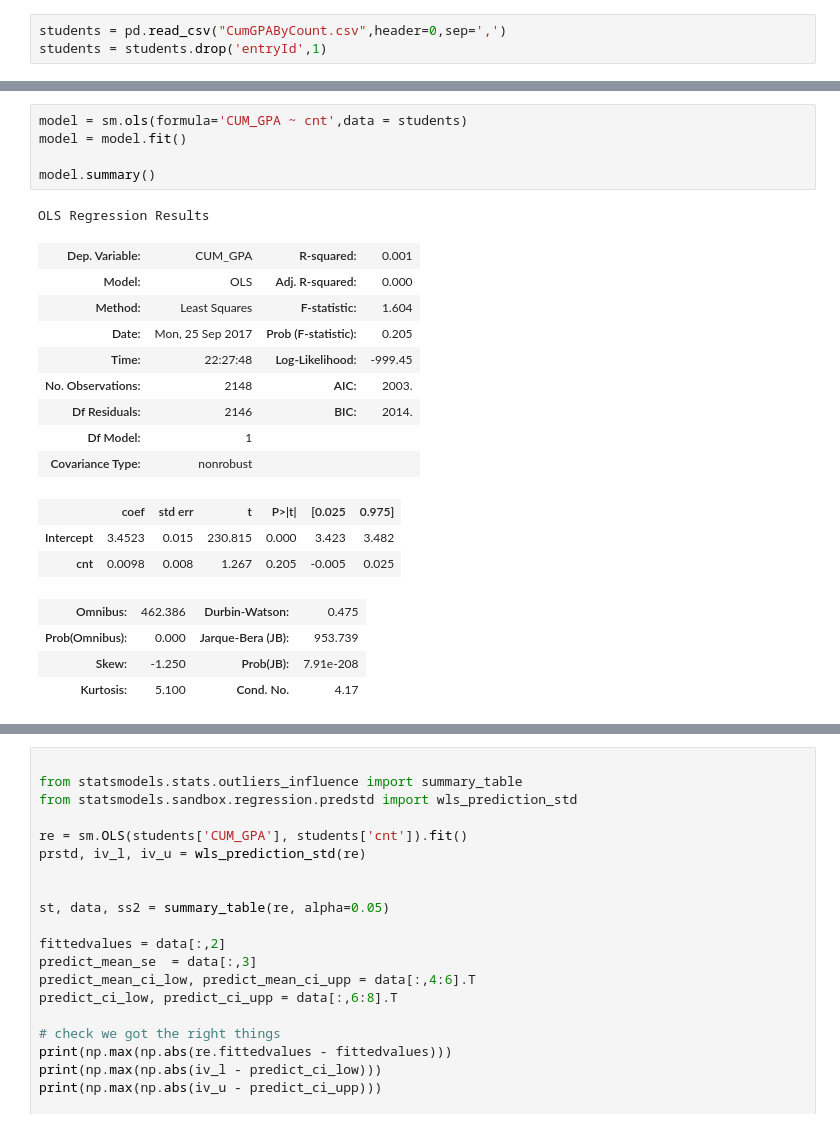
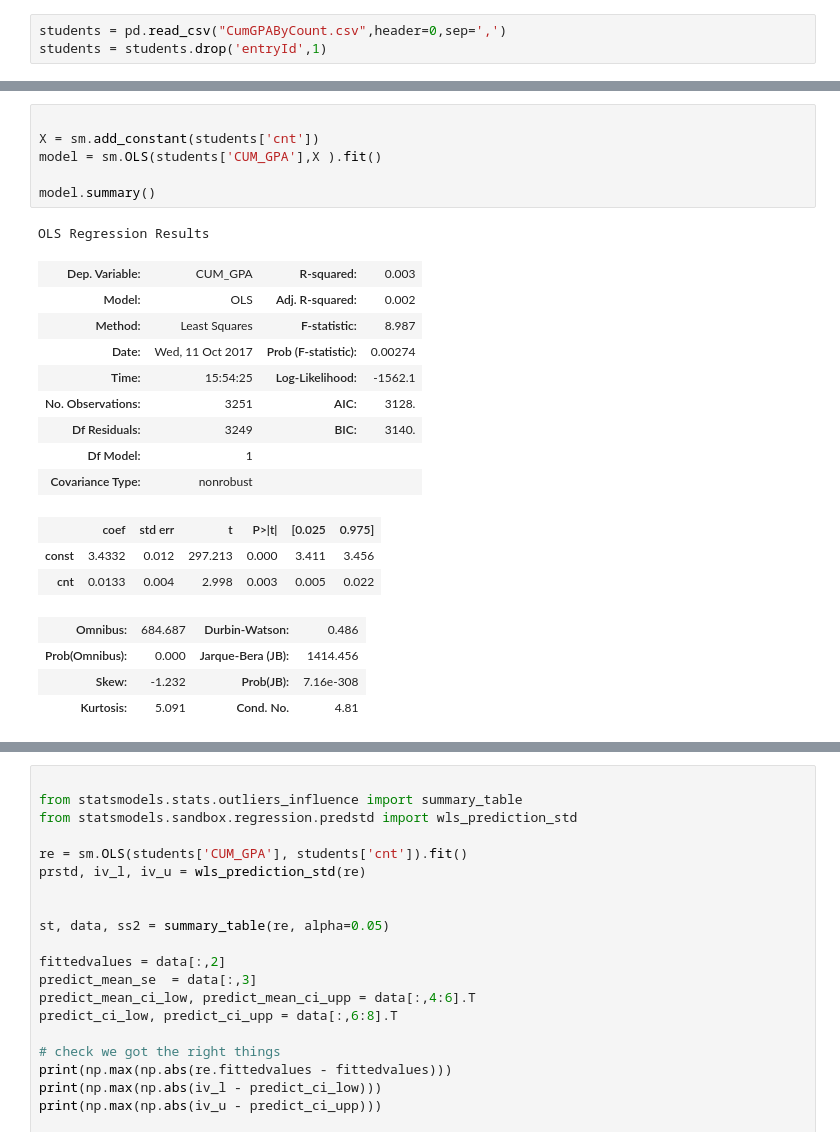
Before and after one commit to osuhomebase/RegressionCourse2301, a Jupyter notebook: Python/SimpleScatter.ipynb, the cells around one changed output, grey strips where cells are left out. Cells and saved outputs as stored; diff of their text form.

```diff
--- a/Python/SimpleScatter.ipynb
+++ b/Python/SimpleScatter.ipynb
@@ -29,26 +29,27 @@ plt.show()
-# %%
-model = sm.ols(formula='CUM_GPA ~ cnt',data = students)
-model = model.fit()
-
-model.summary()
-# %% [output]
-OLS Regression Results
-| Dep. Variable: | CUM_GPA | R-squared: | 0.001 |
-| Model: | OLS | Adj. R-squared: | 0.000 |
-| Method: | Least Squares | F-statistic: | 1.604 |
-| Date: | Mon, 25 Sep 2017 | Prob (F-statistic): | 0.205 |
-| Time: | 22:27:48 | Log-Likelihood: | -999.45 |
-| No. Observations: | 2148 | AIC: | 2003. |
-| Df Residuals: | 2146 | BIC: | 2014. |
-| Df Model: | 1 |  |  |
-| Covariance Type: | nonrobust |  |  |
-|  | coef | std err | t | P>|t| | [0.025 | 0.975] |
-| Intercept | 3.4523 | 0.015 | 230.815 | 0.000 | 3.423 | 3.482 |
-| cnt | 0.0098 | 0.008 | 1.267 | 0.205 | -0.005 | 0.025 |
-| Omnibus: | 462.386 | Durbin-Watson: | 0.475 |
-| Prob(Omnibus): | 0.000 | Jarque-Bera (JB): | 953.739 |
-| Skew: | -1.250 | Prob(JB): | 7.91e-208 |
-| Kurtosis: | 5.100 | Cond. No. | 4.17 |
+# %%
+
+X = sm.add_constant(students['cnt'])
+model = sm.OLS(students['CUM_GPA'],X ).fit()
+
+model.summary()
+# %% [output]
+OLS Regression Results
+| Dep. Variable: | CUM_GPA | R-squared: | 0.003 |
+| Model: | OLS | Adj. R-squared: | 0.002 |
+| Method: | Least Squares | F-statistic: | 8.987 |
+| Date: | Wed, 11 Oct 2017 | Prob (F-statistic): | 0.00274 |
+| Time: | 15:54:25 | Log-Likelihood: | -1562.1 |
+| No. Observations: | 3251 | AIC: | 3128. |
+| Df Residuals: | 3249 | BIC: | 3140. |
+| Df Model: | 1 |  |  |
+| Covariance Type: | nonrobust |  |  |
+|  | coef | std err | t | P>|t| | [0.025 | 0.975] |
+| const | 3.4332 | 0.012 | 297.213 | 0.000 | 3.411 | 3.456 |
+| cnt | 0.0133 | 0.004 | 2.998 | 0.003 | 0.005 | 0.022 |
+| Omnibus: | 684.687 | Durbin-Watson: | 0.486 |
+| Prob(Omnibus): | 0.000 | Jarque-Bera (JB): | 1414.456 |
+| Skew: | -1.232 | Prob(JB): | 7.16e-308 |
+| Kurtosis: | 5.091 | Cond. No. | 4.81 |
 # %%
 regPlot = sns.lmplot(x='cnt',y='CUM_GPA',data=students,fit_reg=True)
 # %% [output]
```
Also changed, not shown: parts of 9 cells of this notebook, 1 other file.
